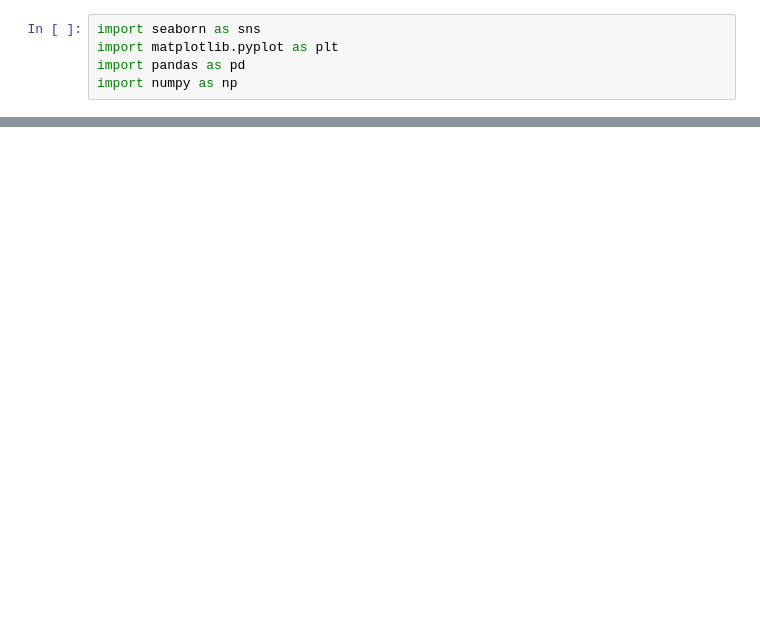
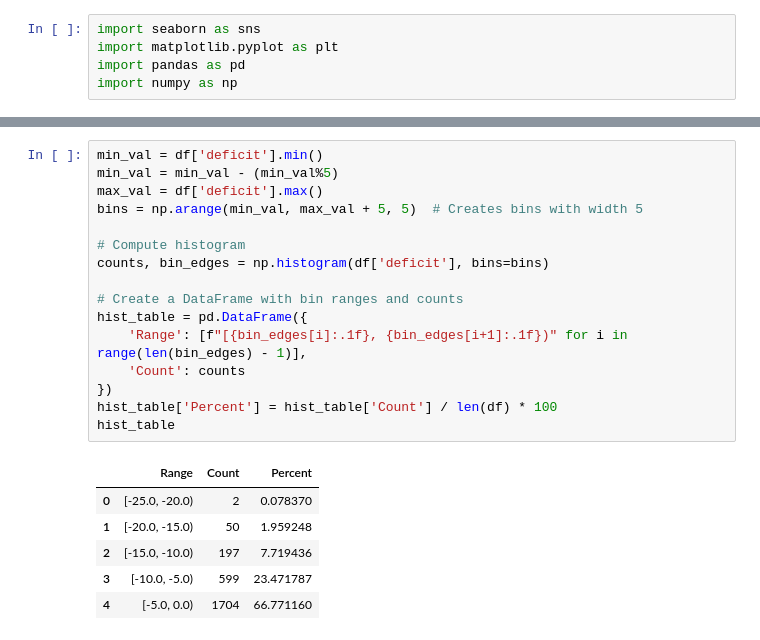
Before and after one commit to cwpace97/sports_analysis, a Jupyter notebook: ncaab_viz.ipynb, the cells around one changed output, grey strips where cells are left out. Drawn from its saved outputs; the diff is of its cells as text; blank space fills up the shorter version.

```diff
--- a/ncaab_viz.ipynb
+++ b/ncaab_viz.ipynb
@@ -7,0 +31,23 @@ df = pd.read_csv('outputs/ncaab_comebacks_v1.csv')
+# %%
+min_val = df['deficit'].min()
+min_val = min_val - (min_val%5)
+max_val = df['deficit'].max()
+bins = np.arange(min_val, max_val + 5, 5)  # Creates bins with width 5
+
+# Compute histogram
+counts, bin_edges = np.histogram(df['deficit'], bins=bins)
+
+# Create a DataFrame with bin ranges and counts
+hist_table = pd.DataFrame({
+    'Range': [f"[{bin_edges[i]:.1f}, {bin_edges[i+1]:.1f})" for i in range(len(bin_edges) - 1)],
+    'Count': counts
+})
+hist_table['Percent'] = hist_table['Count'] / len(df) * 100
+hist_table
+# %% [output]
+|  | Range | Count | Percent |
+| 0 | [-25.0, -20.0) | 2 | 0.078370 |
+| 1 | [-20.0, -15.0) | 50 | 1.959248 |
+| 2 | [-15.0, -10.0) | 197 | 7.719436 |
+| 3 | [-10.0, -5.0) | 599 | 23.471787 |
+| 4 | [-5.0, 0.0) | 1704 | 66.771160 |
```
Also changed, not shown: parts of 5 cells of this notebook, 9 other files.
